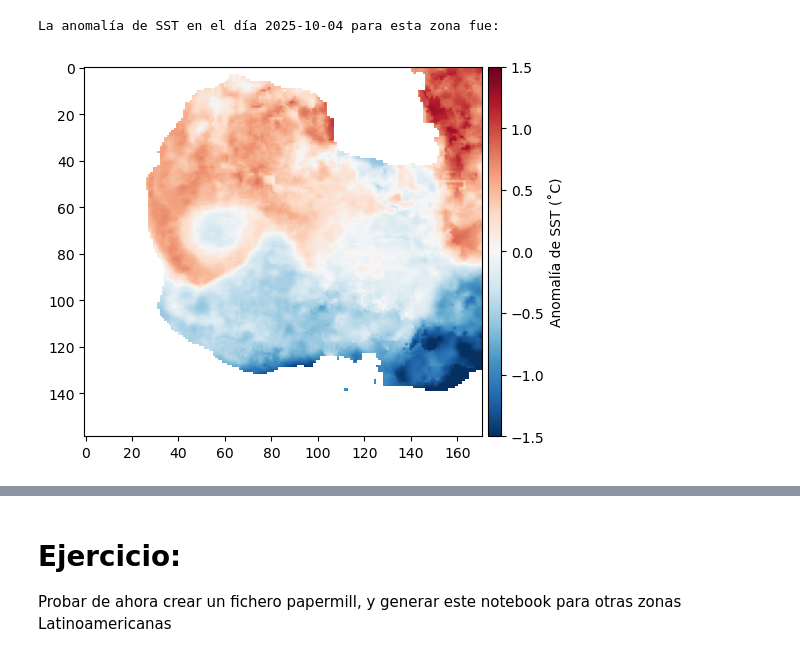
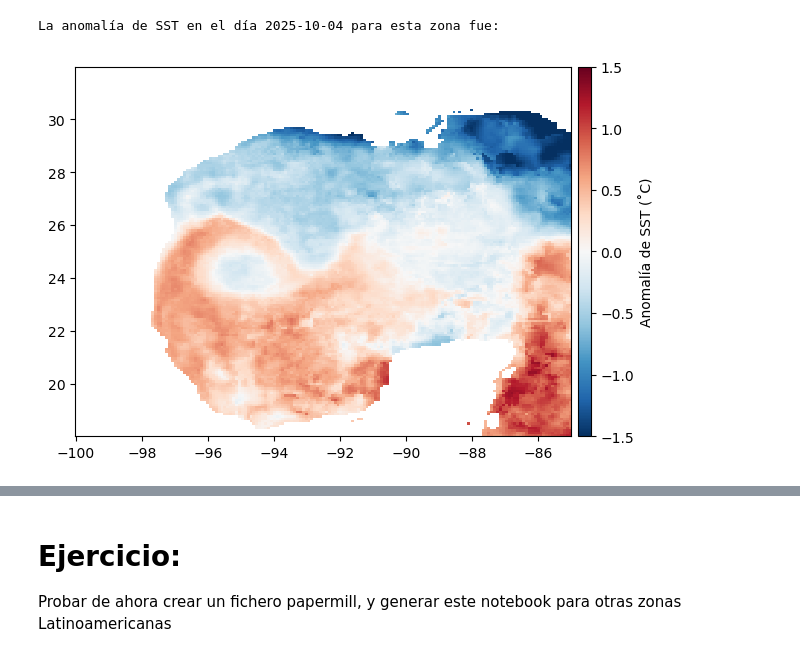
Before and after one commit to Intercoonecta/Talleres_intermedios, a Jupyter notebook: 7-Octubre-2025/informes_python/TEMPLATE_espacial.ipynb, the cells around one changed output, grey strips where cells are left out. Saved outputs shown, nothing was run; the diff lists cells and outputs as text; code cells hidden in the pictures.

```diff
--- a/7-Octubre-2025/informes_python/TEMPLATE_espacial.ipynb
+++ b/7-Octubre-2025/informes_python/TEMPLATE_espacial.ipynb
@@ -96,18 +138,18 @@ print('La anomalía de SST en el día ' + str(sst_sel.time.values)[0:10] + ' par
 La anomalía de SST en el día 2025-10-04 para esta zona fue:
 # %%
 fig, ax = plt.subplots()
-image = plt.imshow(sst_sel - sst_sel.mean(), cmap='RdBu_r'
-                  , vmin=-1.5, vmax=1.5)
+image = plt.pcolormesh(sst_sel.lon, sst_sel.lat, sst_sel - sst_sel.mean(), cmap='RdBu_r',
+                  vmin=-1.5, vmax=1.5)
 
 cax = fig.add_axes([ax.get_position().x1+0.01,
                     ax.get_position().y0,0.02,
                     ax.get_position().height])
 
 cbar= plt.colorbar(image, cax=cax)
 cbar.set_label('Anomalía de SST (˚C)')
 plt.show()
 # %% [output]
-[figure, old version]
+[figure, new version]
 # %%
 import subprocess
 
```
Also changed, not shown: parts of 4 cells of this notebook, 2 other files.
